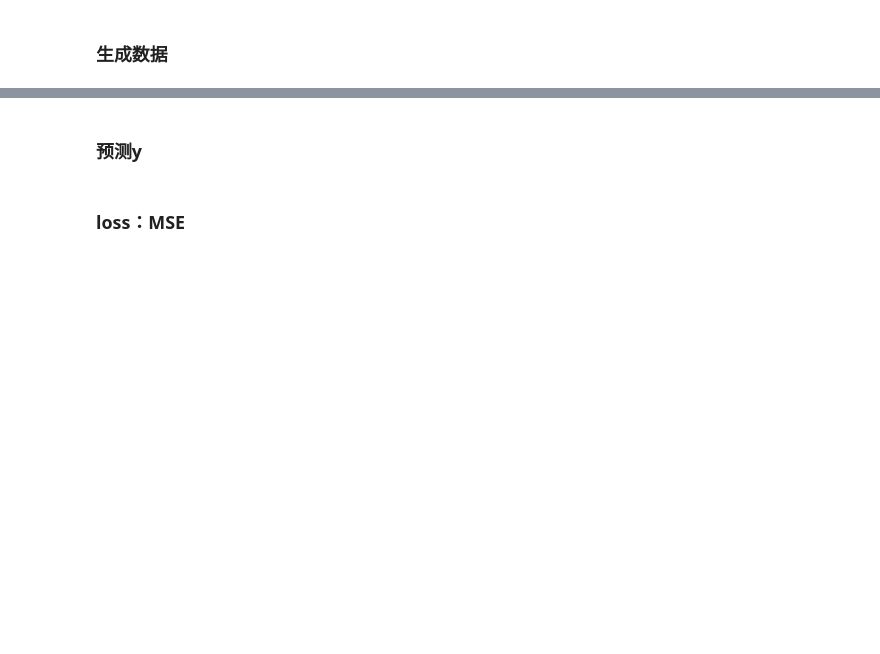
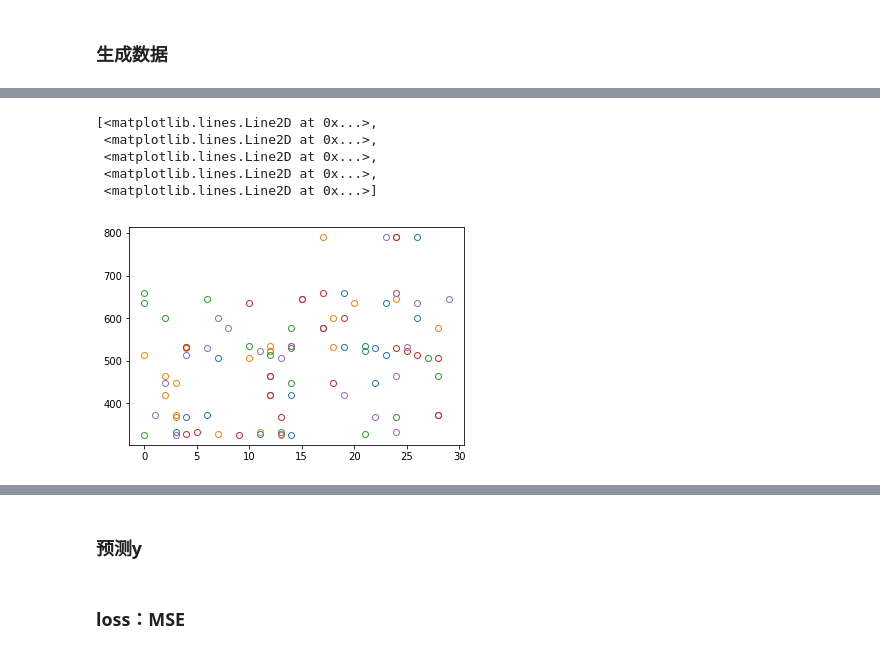
Before and after one commit to ZymHedy/CV_course, a Jupyter notebook: week3/linear_regression.ipynb, the cells around one changed output, grey strips where cells are left out. Cells and saved outputs as stored; diff of their text form; code cells hidden in the pictures; blank space fills up the shorter version.

```diff
--- a/week3/linear_regression.ipynb
+++ b/week3/linear_regression.ipynb
@@ -19,0 +21,9 @@ b:0.38927848367902607
+# %%
+plt.plot(gt_x,gt_y,marker='o',markerfacecolor='none',ls='')
+# %% [output]
+[<matplotlib.lines.Line2D at 0x...>,
+ <matplotlib.lines.Line2D at 0x...>,
+ <matplotlib.lines.Line2D at 0x...>,
+ <matplotlib.lines.Line2D at 0x...>,
+ <matplotlib.lines.Line2D at 0x...>]
+[figure, added]
```
Also changed, not shown: parts of 6 cells of this notebook, 6 other files.
